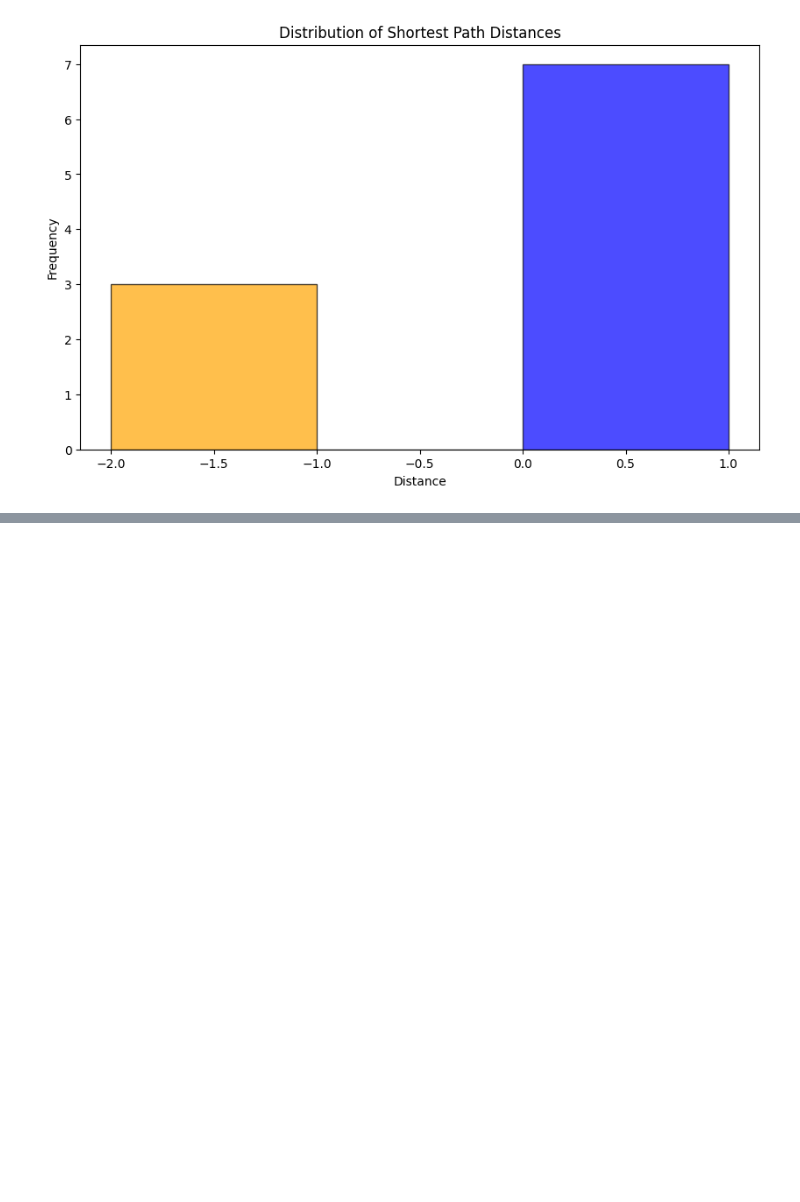
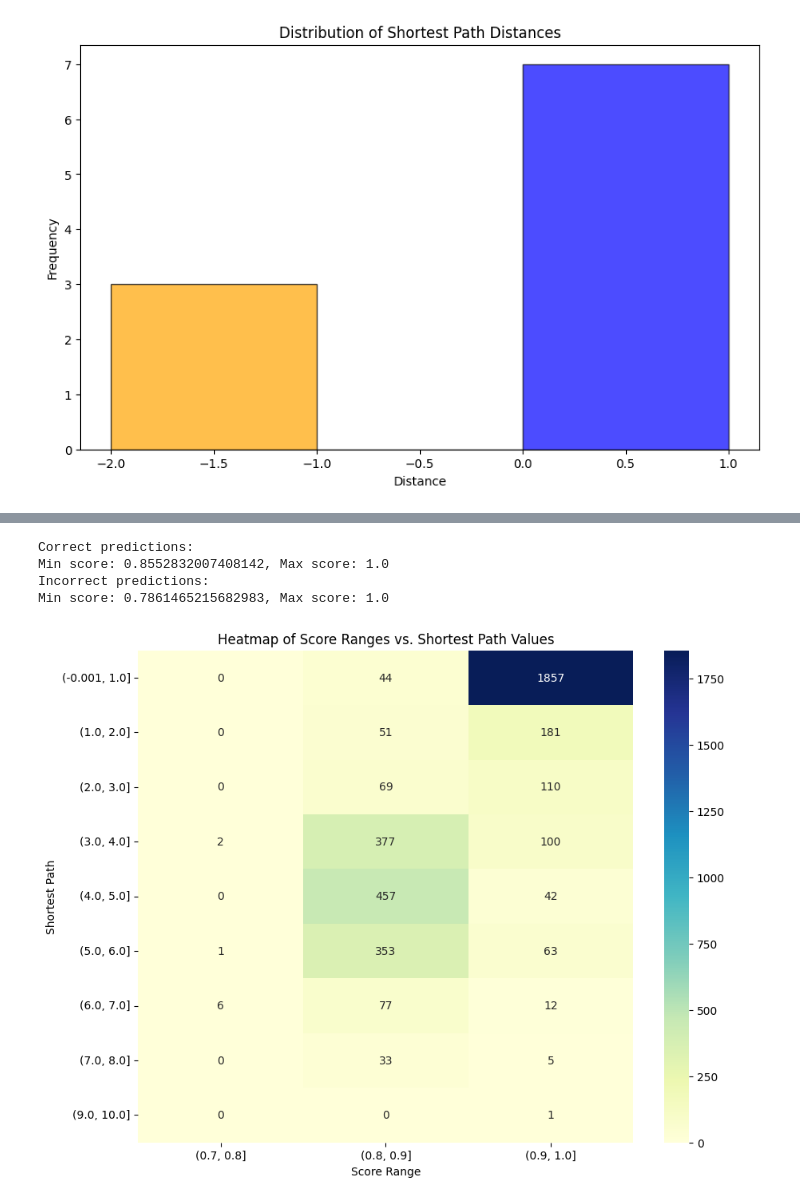
Before and after one commit to Yuliana7/biomedical-entity-linking, a Jupyter notebook: notebooks/cypher_index.ipynb, the cells around one changed output, grey strips where cells are left out. Saved outputs shown, nothing was run; the diff lists cells and outputs as text; code cells hidden in the pictures; blank space fills up the shorter version.

```diff
--- a/notebooks/cypher_index.ipynb
+++ b/notebooks/cypher_index.ipynb
@@ -1020,0 +1196,5 @@ These bar plots allow us to interpret the results of these experiments in a broa
+# %%
+vector_search_predicted_values_marked_with_path_data = [item for sublist in vector_search_predicted_values_marked_with_path for item in sublist]
+vector_search_predicted_values_marked_with_path_df = pd.DataFrame(vector_search_predicted_values_marked_with_path_data)
+
+vector_search_predicted_values_marked_with_path_df.head()
@@ -1020,0 +1208,18 @@ These bar plots allow us to interpret the results of these experiments in a broa
+# %%
+vector_correct_scores = vector_search_predicted_values_marked_with_path_df[vector_search_predicted_values_marked_with_path_df['is_correct'] == True]
+print(f"Correct predictions: \nMin score: {min(vector_correct_scores['score'])}, Max score: {max(vector_correct_scores['score'])}")
+
+vector_incorrect_scores = vector_search_predicted_values_marked_with_path_df[vector_search_predicted_values_marked_with_path_df['is_correct'] == False]
+print(f"Incorrect predictions: \nMin score: {min(vector_incorrect_scores['score'])}, Max score: {max(vector_incorrect_scores['score'])}")
+# %% [output]
+Correct predictions:
+Min score: 0.8552832007408142, Max score: 1.0
+Incorrect predictions:
+Min score: 0.7861465215682983, Max score: 1.0
+# %%
+vector_score_bins = pd.cut(vector_search_predicted_values_marked_with_path_df['score'], bins=np.linspace(0, 1, 11), include_lowest=True)  # 10 equal bins between 0.0 and 1.0
+vector_path_bins = pd.cut(vector_search_predicted_values_marked_with_path_df['shortest_path'], bins=np.arange(0, max(vector_search_predicted_values_marked_with_path_df['shortest_path'])+1, 1), include_lowest=True)
+# %%
+display_scores_with_path(vector_path_bins, vector_score_bins)
+# %% [output]
+[figure, added]
```
Also changed, not shown: parts of 25 cells of this notebook, 1 other file.
